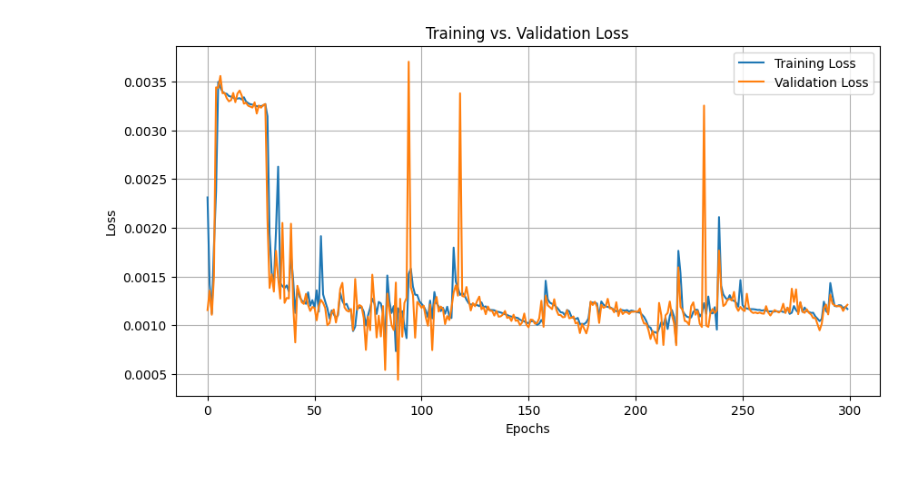
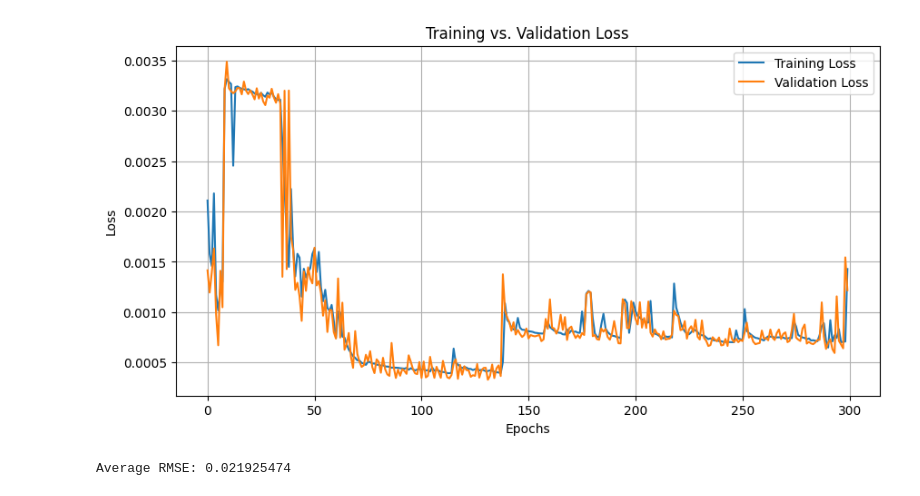
Before and after one commit to indhu68/Intro_to_DL_Project, a Jupyter notebook: RNNregression_SimpleRNN_10seq.ipynb, the cells around one changed output. Cells and saved outputs as stored; diff of their text form; code cells hidden in the pictures.

```diff
--- a/RNNregression_SimpleRNN_10seq.ipynb
+++ b/RNNregression_SimpleRNN_10seq.ipynb
@@ -68,7 +68,7 @@ class Attention(nn.Module):
 class RNNAttentionModel(nn.Module):
     def __init__(self, input_dim, hidden_size, output_dim):
         super(RNNAttentionModel, self).__init__()
-        self.rnn = nn.RNN(input_dim, hidden_size, batch_first=True)
+        self.rnn = nn.RNN(input_dim, hidden_size, num_layers = 2, batch_first=True)
         self.attention = Attention(hidden_size)
         self.fc = nn.Linear(hidden_size, output_dim)  # The output layer for final predictions
 
@@ -80,7 +80,7 @@ class RNNAttentionModel(nn.Module):
         return output  # The model returns the final output directly
 
 # Example usage
-model = RNNAttentionModel(input_dim=5, hidden_size=128, output_dim=20).to('cuda')
+model = RNNAttentionModel(input_dim=2, hidden_size=128, output_dim=20).to('cuda')
 
 optimizer = torch.optim.Adam(model.parameters(), lr=0.001)
 criterion = nn.MSELoss()
@@ -152,6 +152,6 @@ def train_and_validate(model, train_loader, val_loader, num_epochs, device):
 device = torch.device("cuda" if torch.cuda.is_available() else "cpu")
 
 # Model initialization and training
-model = RNNAttentionModel(input_dim=2, hidden_size=256, output_dim=20)
+#model = RNNAttentionModel(input_dim=2, hidden_size=128, output_dim=20)
 train_and_validate(model, train_loader, test_loader, num_epochs=300, device=device)
 # %% [output]
@@ -175,5 +175,8 @@ Epoch 300: Train Loss: 0.0012, Validation Loss: 0.0012
-[figure, old version]
+[figure, new version]
 # %%
+import numpy as np
+from sklearn.metrics import mean_squared_error
+
 def evaluate_model(model, test_loader, device, scaler):
     model.load_state_dict(torch.load('best_model.pth'))
     model.to(device)
@@ -182,12 +185,12 @@ def evaluate_model(model, test_loader, device, scaler):
     all_past_data = []
     all_predictions = []
     all_actuals = []
+    rmses = []
 
     with torch.no_grad():
         for X_batch, y_batch in test_loader:
             X_batch, y_batch = X_batch.to(device), y_batch.to(device)
             predictions = model(X_batch)
-            # Reshape for easier management
             predictions = predictions.view(-1, 10, 2).cpu().numpy()
             actuals = y_batch.view(-1, 10, 2).cpu().numpy()
             past_data = X_batch[:, -100:, :2].view(-1, 100, 2).cpu().numpy()  # Assuming the last 100 points are relevant
@@ -201,10 +204,18 @@ def evaluate_model(model, test_loader, device, scaler):
             all_predictions.append(predictions)
             all_actuals.append(actuals)
 
-    return all_past_data, all_actuals, all_predictions
+            # Calculate RMSE for this batch and append
+            batch_rmse = np.sqrt(mean_squared_error(predictions.reshape(-1, 2), actuals.reshape(-1, 2)))
+            rmses.append(batch_rmse)
+
+    average_rmse = np.mean(rmses)
+    return all_past_data, all_actuals, all_predictions, rmses, average_rmse
 
 # Example usage
-all_past_data, all_actuals, all_predictions = evaluate_model(model, test_loader, device='cuda', scaler=scaler)
+all_past_data, all_actuals, all_predictions, rmses, average_rmse = evaluate_model(model, test_loader, device='cuda', scaler=scaler)
+print("Average RMSE:", average_rmse)
+# %% [output]
+Average RMSE: 0.021925474
 # %%
 def plot_trajectories(past_data, actuals, predictions, index=0):
     plt.figure(figsize=(12, 6))
```
Also changed, not shown: parts of 2 cells of this notebook.
